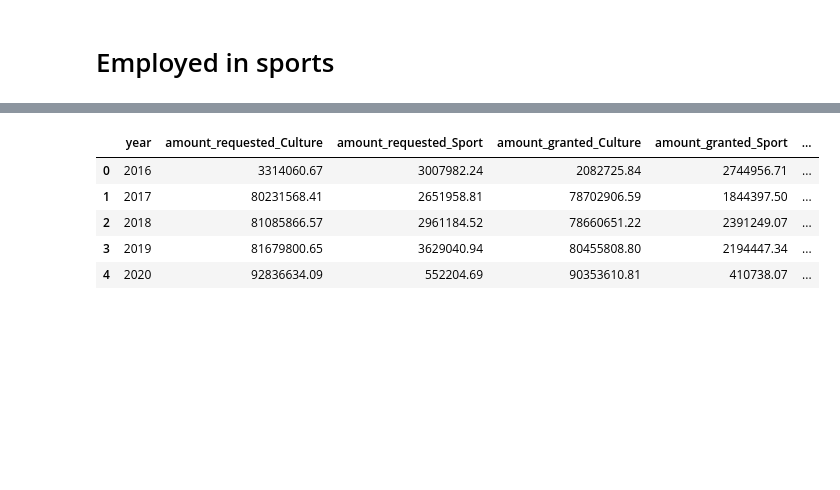
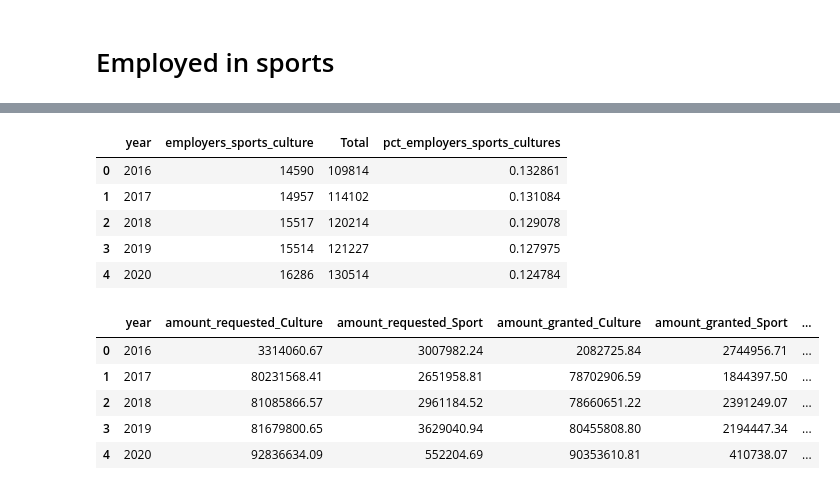
Before and after one commit to IrynaHorova/Project-Amsterdam, a Jupyter notebook: your-code/data-transformation-ih.ipynb, the cells around one changed output, grey strips where cells are left out. Drawn from its saved outputs; the diff is of its cells as text; code cells hidden in the pictures; blank space fills up the shorter version.

```diff
--- a/your-code/data-transformation-ih.ipynb
+++ b/your-code/data-transformation-ih.ipynb
@@ -329,0 +375,7 @@ employed_pers
+# %%
+employed_pers = employed_pers.append(totl)
+employed_pers = employed_pers.rename(columns = {'Unnamed: 1': 'Industry'})
+# %%
+employed_pers = employed_pers[employed_pers['Industry'].isin(['cultuur, sport en recreatie','Total'])]
+employed_pers = employed_pers.transpose()
+employed_pers = employed_pers.iloc[1:, :].reset_index()
@@ -330,3 +389,14 @@ employed_pers
+# %%
+employed_pers = employed_pers.rename(columns = {'index':"year", 22:"employees_sports_culture", 0:'Total'})
+employed_pers['pct_employees_sports_culture'] = employed_pers['employees_sports_culture'] / employed_pers['Total']
+employed_pers
+# %% [output]
+|  | year | employers_sports_culture | Total | pct_employers_sports_cultures |
+| 0 | 2016 | 14590 | 109814 | 0.132861 |
+| 1 | 2017 | 14957 | 114102 | 0.131084 |
+| 2 | 2018 | 15517 | 120214 | 0.129078 |
+| 3 | 2019 | 15514 | 121227 | 0.127975 |
+| 4 | 2020 | 16286 | 130514 | 0.124784 |
 # %%
 df3 = df2.merge(employed_pers, how = 'left', left_on='year', right_on='year')
 df3
```
Also changed, not shown: parts of 12 cells of this notebook, 2 other files.
